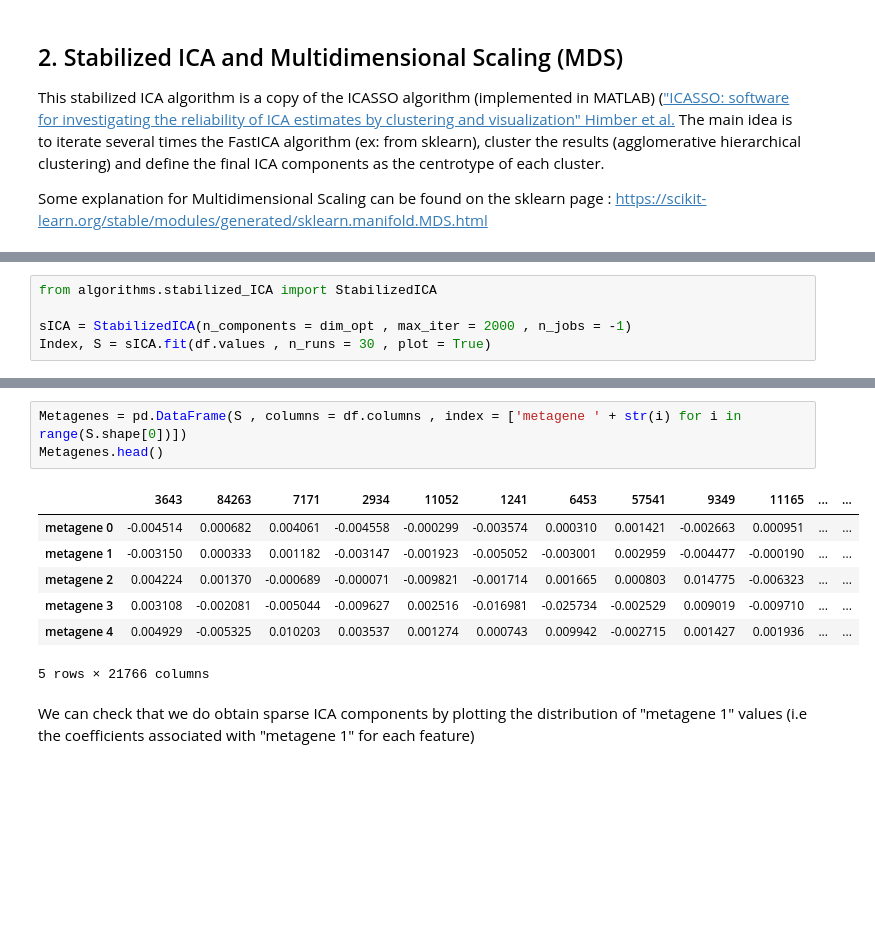
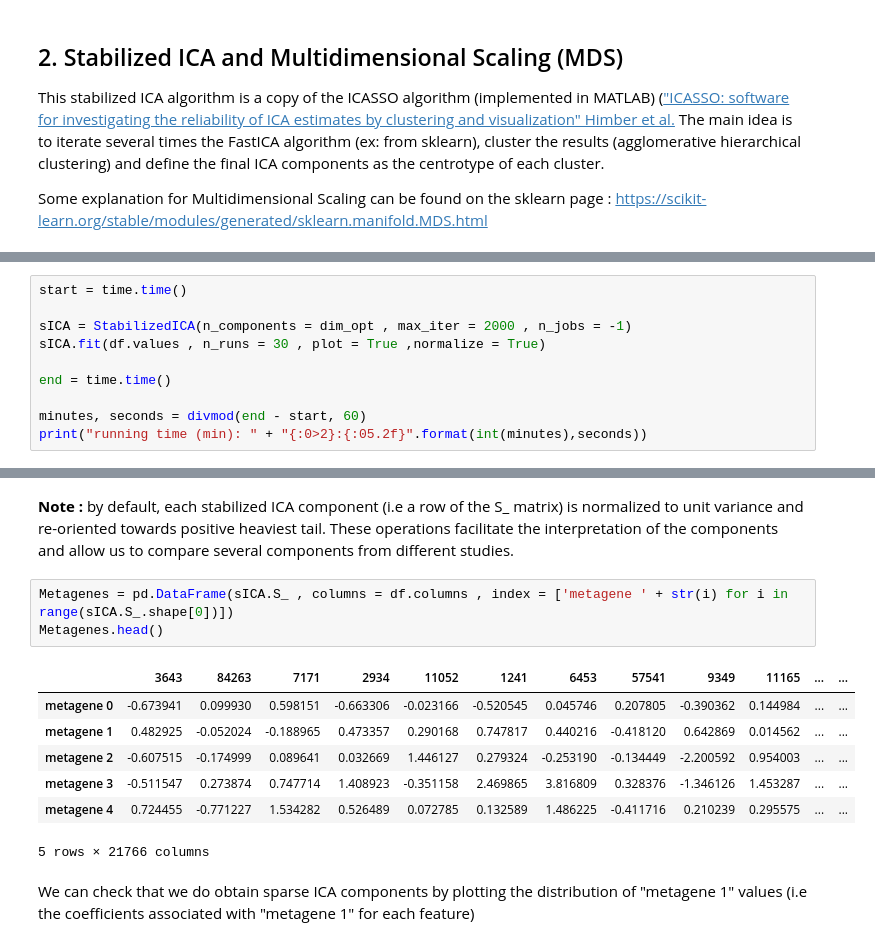
Before and after one commit to ncaptier/stabilized-ica, a Jupyter notebook: transcriptomic_ICA.ipynb, the cells around one changed output, grey strips where cells are left out. Cells and saved outputs as stored; diff of their text form; blank space fills up the shorter version.

```diff
--- a/transcriptomic_ICA.ipynb
+++ b/transcriptomic_ICA.ipynb
@@ -51,6 +54,11 @@ Some explanation for Multidimensional Scaling can be found on the sklearn page :
 # %%
-from algorithms.stabilized_ICA import StabilizedICA
+start = time.time()
 
 sICA = StabilizedICA(n_components = dim_opt , max_iter = 2000 , n_jobs = -1)
-Index, S = sICA.fit(df.values , n_runs = 30 , plot = True)
+sICA.fit(df.values , n_runs = 30 , plot = True ,normalize = True)
+
+end = time.time()
+
+minutes, seconds = divmod(end - start, 60)
+print("running time (min): " + "{:0>2}:{:05.2f}".format(int(minutes),seconds))
 # %% [output]
@@ -66,13 +82,15 @@ Text(0.5, 1.0, 'Multidimensional scaling for ICA components')
+# %% [markdown]
+**Note :** by default, each stabilized ICA component (i.e a row of the S_ matrix) is normalized to unit variance and re-oriented towards positive heaviest tail. These operations facilitate the interpretation of the components and allow us to compare several components from different studies.
 # %%
-Metagenes = pd.DataFrame(S , columns = df.columns , index = ['metagene ' + str(i) for i in range(S.shape[0])])
+Metagenes = pd.DataFrame(sICA.S_ , columns = df.columns , index = ['metagene ' + str(i) for i in range(sICA.S_.shape[0])])
 Metagenes.head()
 # %% [output]
 |  | 3643 | 84263 | 7171 | 2934 | 11052 | 1241 | 6453 | 57541 | 9349 | 11165 | ... | ... |
-| metagene 0 | -0.004514 | 0.000682 | 0.004061 | -0.004558 | -0.000299 | -0.003574 | 0.000310 | 0.001421 | -0.002663 | 0.000951 | ... | ... |
-| metagene 1 | -0.003150 | 0.000333 | 0.001182 | -0.003147 | -0.001923 | -0.005052 | -0.003001 | 0.002959 | -0.004477 | -0.000190 | ... | ... |
-| metagene 2 | 0.004224 | 0.001370 | -0.000689 | -0.000071 | -0.009821 | -0.001714 | 0.001665 | 0.000803 | 0.014775 | -0.006323 | ... | ... |
-| metagene 3 | 0.003108 | -0.002081 | -0.005044 | -0.009627 | 0.002516 | -0.016981 | -0.025734 | -0.002529 | 0.009019 | -0.009710 | ... | ... |
-| metagene 4 | 0.004929 | -0.005325 | 0.010203 | 0.003537 | 0.001274 | 0.000743 | 0.009942 | -0.002715 | 0.001427 | 0.001936 | ... | ... |
+| metagene 0 | -0.673941 | 0.099930 | 0.598151 | -0.663306 | -0.023166 | -0.520545 | 0.045746 | 0.207805 | -0.390362 | 0.144984 | ... | ... |
+| metagene 1 | 0.482925 | -0.052024 | -0.188965 | 0.473357 | 0.290168 | 0.747817 | 0.440216 | -0.418120 | 0.642869 | 0.014562 | ... | ... |
+| metagene 2 | -0.607515 | -0.174999 | 0.089641 | 0.032669 | 1.446127 | 0.279324 | -0.253190 | -0.134449 | -2.200592 | 0.954003 | ... | ... |
+| metagene 3 | -0.511547 | 0.273874 | 0.747714 | 1.408923 | -0.351158 | 2.469865 | 3.816809 | 0.328376 | -1.346126 | 1.453287 | ... | ... |
+| metagene 4 | 0.724455 | -0.771227 | 1.534282 | 0.526489 | 0.072785 | 0.132589 | 1.486225 | -0.411716 | 0.210239 | 0.295575 | ... | ... |
 5 rows × 21766 columns
 # %% [markdown]
 We can check that we do obtain sparse ICA components by plotting the distribution of "metagene 1" values (i.e the coefficients associated with "metagene 1" for each feature)
```
Also changed, not shown: parts of 7 cells of this notebook, 1 other file.
